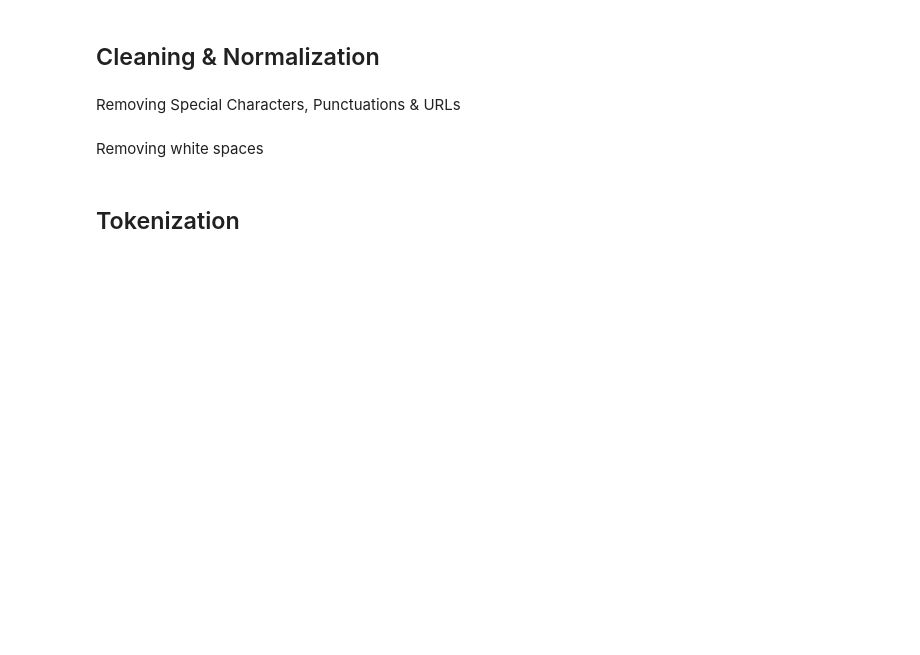
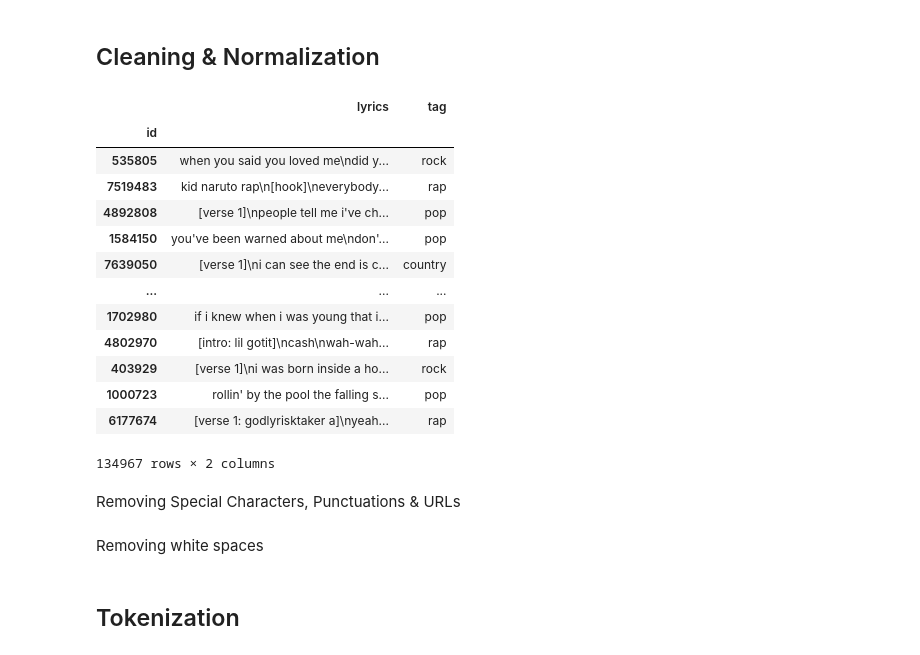
Before and after one commit to ARCadete21/Text-Mining-Project, a Jupyter notebook: eda.ipynb, the cells around one changed output. Drawn from its saved outputs; the diff is of its cells as text; code cells hidden in the pictures; blank space fills up the shorter version.

```diff
--- a/eda.ipynb
+++ b/eda.ipynb
@@ -1107,4 +288,23 @@ train_sample
 # %% [markdown]
 ## Cleaning & Normalization
+# %%
+lyrics = text_train.iloc[:,-2:].copy()
+# %%
+lyrics
+# %% [output]
+|  | lyrics | tag |
+| id |  |  |
+| 535805 | when you said you loved me\ndid y... | rock |
+| 7519483 | kid naruto rap\n[hook]\neverybody... | rap |
+| 4892808 | [verse 1]\npeople tell me i've ch... | pop |
+| 1584150 | you've been warned about me\ndon'... | pop |
+| 7639050 | [verse 1]\ni can see the end is c... | country |
+| ... | ... | ... |
+| 1702980 | if i knew when i was young that i... | pop |
+| 4802970 | [intro: lil gotit]\ncash\nwah-wah... | rap |
+| 403929 | [verse 1]\ni was born inside a ho... | rock |
+| 1000723 | rollin' by the pool the falling s... | pop |
+| 6177674 | [verse 1: godlyrisktaker a]\nyeah... | rap |
+134967 rows × 2 columns
 # %% [markdown]
 Removing Special Characters, Punctuations & URLs
```
Also changed, not shown: parts of 101 cells of this notebook.
